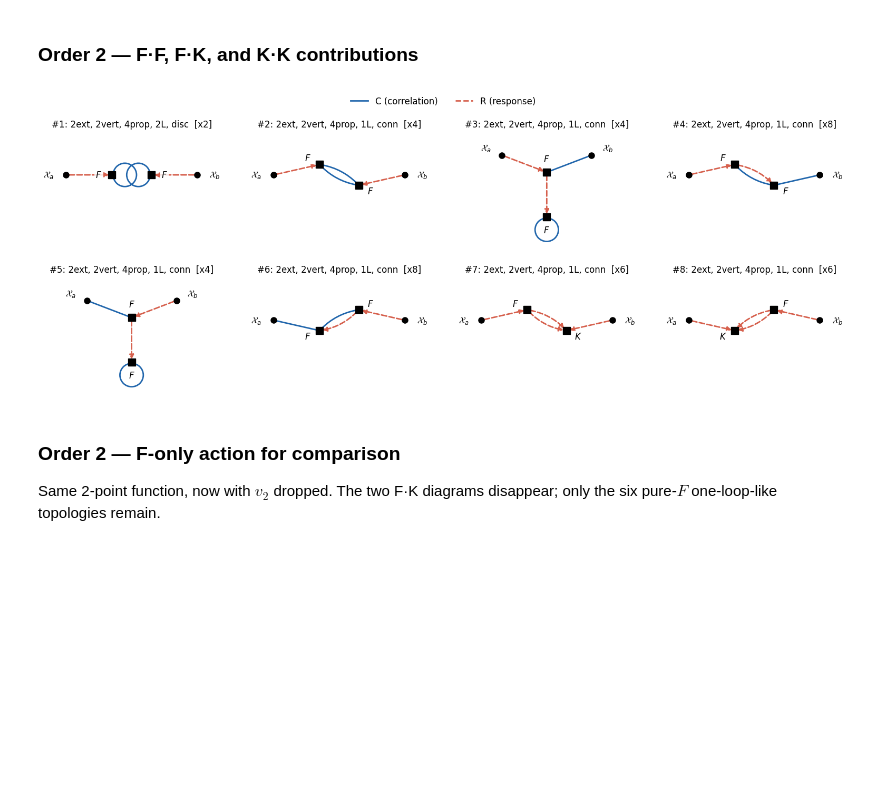
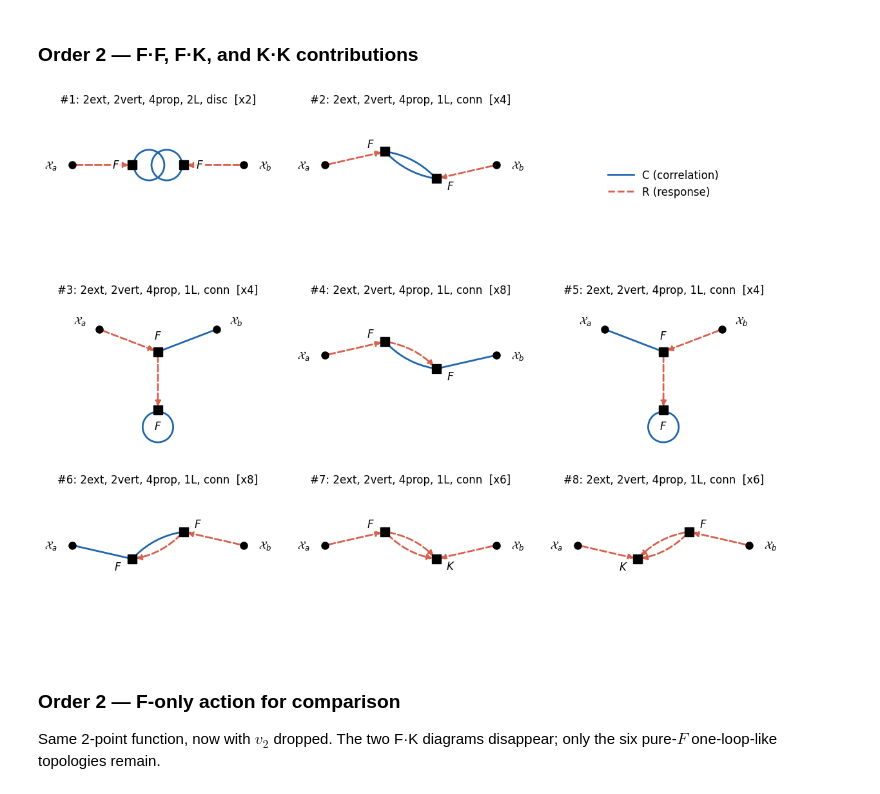
Before and after one commit to StatFieldTheory/sft-wick, a Jupyter notebook: examples/nonlocal_vertex_2pt.ipynb, the cells around one changed output. Drawn from its saved outputs; the diff is of its cells as text; code cells hidden in the pictures; blank space fills up the shorter version.

```diff
--- a/examples/nonlocal_vertex_2pt.ipynb
+++ b/examples/nonlocal_vertex_2pt.ipynb
@@ -239,9 +239,11 @@ result.draw_diagrams(order=0, external_label_fn=mathcal_x_external_label)
 # %% [markdown]
 ### Order 2 — F·F, F·K, and K·K contributions
 # %%
-result.draw_diagrams(order=2, figsize=(4, 3.0), external_label_fn=mathcal_x_external_label, ncols=4)
+result.draw_diagrams(order=2, figsize=(4, 3.0), external_label_fn=mathcal_x_external_label, ncols=3)
+
+# fig1.savefig("./FeynDiag_2pt_order2.pdf", bbox_inches='tight')
 # %% [output]
-[figure, old version]
+[figure, new version]
 # %% [markdown]
 ### Order 2 — F-only action for comparison
 
```
Also changed, not shown: parts of 2 cells of this notebook, 2 other files.
